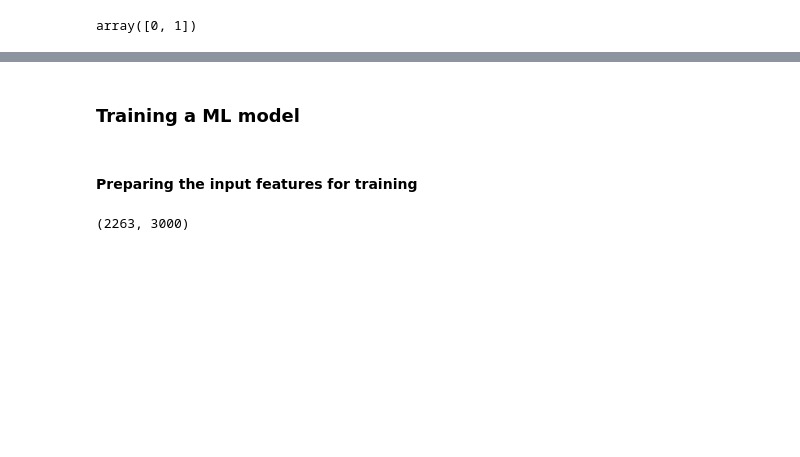
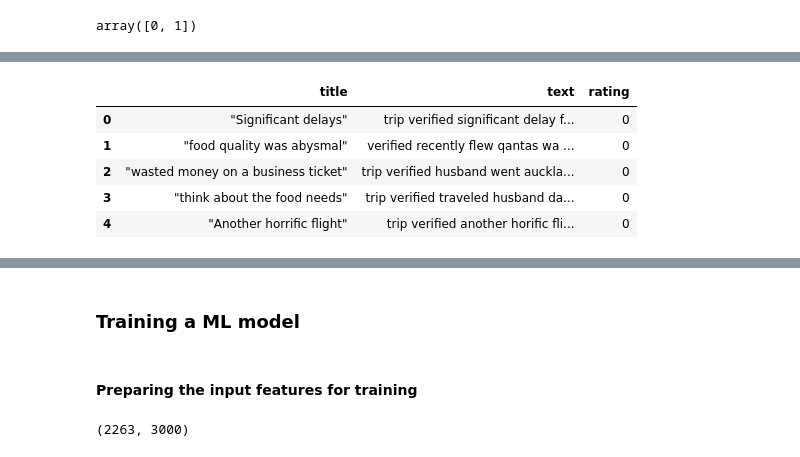
Before and after one commit to Karsh01/Sentiment_Analysis_QantasAirways, a Jupyter notebook: Sentiment Analysis.ipynb, the cells around one changed output, grey strips where cells are left out. Saved outputs shown, nothing was run; the diff lists cells and outputs as text; code cells hidden in the pictures; blank space fills up the shorter version.

```diff
--- a/Sentiment Analysis.ipynb
+++ b/Sentiment Analysis.ipynb
@@ -540,0 +254,33 @@ df['text'] = df['text'].str.strip('[]')
+# %%
+def preprocess_text(df):
+    # Convert text to lowercase
+    df['text'] = df['text'].str.lower()
+
+    # Remove punctuation
+    punctuations_list = string.punctuation
+    translator = str.maketrans('', '', punctuations_list)
+    df['text'] = df['text'].apply(lambda text: text.translate(translator))
+
+    # Remove repeating characters
+    df['text'] = df['text'].apply(lambda text: re.sub(r'(.)\1+', r'\1', text))
+
+    # Remove numbers
+    df['text'] = df['text'].apply(lambda text: re.sub('[0-9]+', '', text))
+
+    # Tokenize text
+    tokenizer = RegexpTokenizer(r'\w+')
+    df['text'] = df['text'].apply(lambda text: tokenizer.tokenize(text))
+
+    # Lemmatization
+    lm = WordNetLemmatizer()
+    df['text'] = df['text'].apply(lambda words: [lm.lemmatize(word) for word in words])
+
+    # Convert list of words back to string
+    df['text'] = df['text'].apply(lambda words: ' '.join(words))
+
+    # Remove stopwords (moved to the end)
+    STOPWORDS = set(stopwords.words('english'))
+    df['text'] = df['text'].apply(lambda text: " ".join([word for word in text.split() if word not in STOPWORDS]))
+
+    # Return the modified DataFrame
+    return df
@@ -540,0 +296,11 @@ df['text'] = df['text'].str.strip('[]')
+# %%
+df = preprocess_text(df)
+# %%
+df.head()
+# %% [output]
+|  | title | text | rating |
+| 0 | "Significant delays" | trip verified significant delay f... | 0 |
+| 1 | "food quality was abysmal" | verified recently flew qantas wa ... | 0 |
+| 2 | "wasted money on a business ticket" | trip verified husband went auckla... | 0 |
+| 3 | "think about the food needs" | trip verified traveled husband da... | 0 |
+| 4 | "Another horrific flight" | trip verified another horific fli... | 0 |
```
Also changed, not shown: parts of 46 cells of this notebook.
